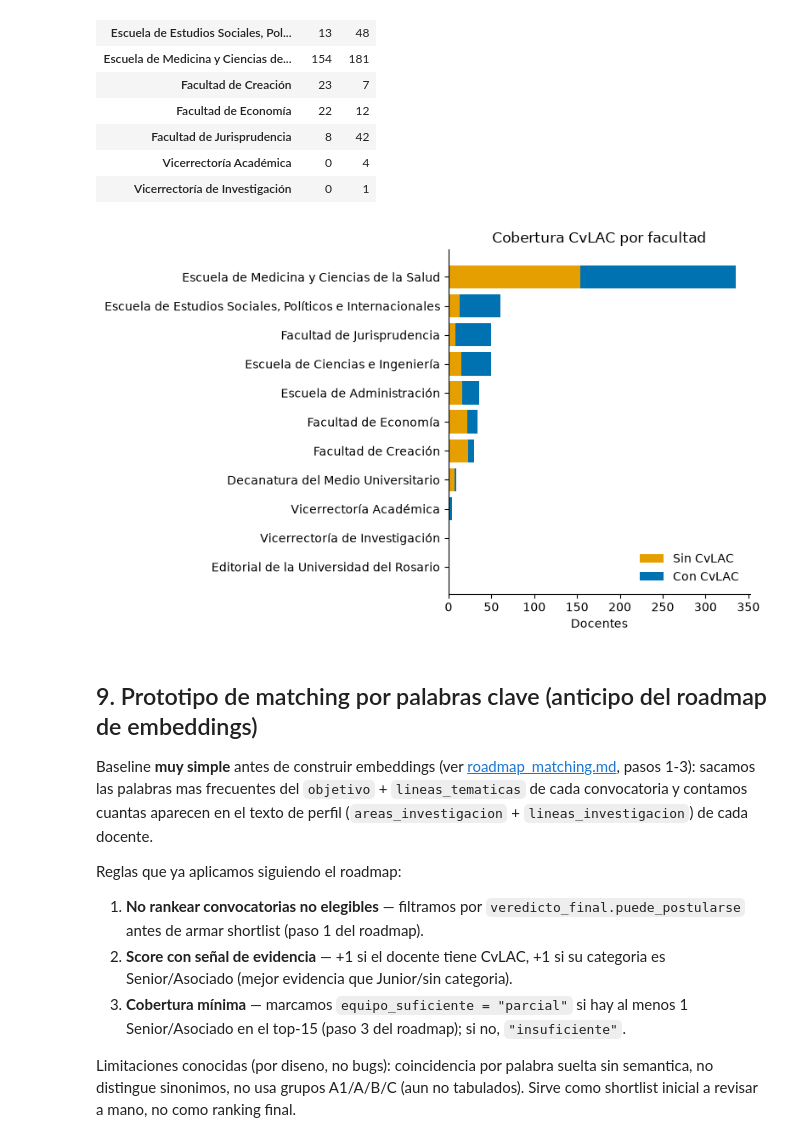
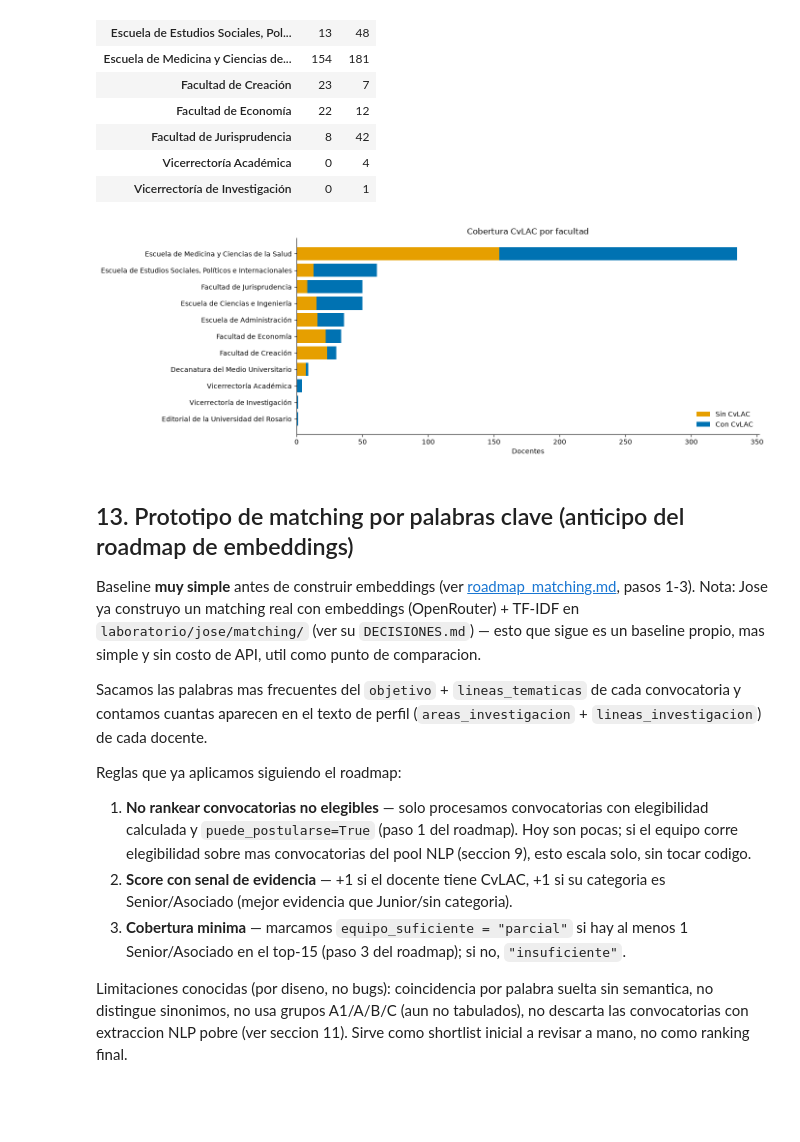
Before and after one commit to WhiterBy1/convocaur, a Jupyter notebook: laboratorio/andres/exploracion.ipynb, the cells around one changed output. Cells and saved outputs as stored; diff of their text form; code cells hidden in the pictures; blank space fills up the shorter version.

```diff
--- a/laboratorio/andres/exploracion.ipynb
+++ b/laboratorio/andres/exploracion.ipynb
@@ -192,8 +442,9 @@ Une lo tipado (`nlp_por_convocatoria`) con el veredicto de elegibilidad (`elegib
 # %%
 filas_comparativo = []
-for conv_id, info in nlp.items():
+for conv_id in elegibilidad:
+    info = nlp.get(conv_id, {})
     fin = info.get("financiacion") or {}
-    veredicto = elegibilidad.get(conv_id, {}).get("veredicto_final", {})
+    veredicto = elegibilidad[conv_id].get("veredicto_final", {})
     filas_comparativo.append({
         "convocatoria": conv_id,
         "alianza_obligatoria": info.get("alianza_obligatoria"),
@@ -208,6 +459,7 @@ for conv_id, info in nlp.items():
     })
 
 df_comparativo = pd.DataFrame(filas_comparativo).sort_values("convocatoria").reset_index(drop=True)
-guardar_salida(PERSONA, "comparativo_nlp_elegibilidad_piloto.csv", df_comparativo)
+guardar_salida(PERSONA, "comparativo_nlp_elegibilidad.csv", df_comparativo)
+print(f"{len(df_comparativo)} de {len(nlp)} convocatorias con NLP tienen elegibilidad calculada.")
 df_comparativo
 # %% [output]
@@ -217,0 +475,16 @@ df_comparativo
+# %%
+tipo_requisito_counter = Counter()
+severidad_counter = Counter()
+for info in nlp.values():
+    for r in info.get("requisitos") or []:
+        tipo_requisito_counter[r.get("tipo") or "sin_tipo"] += 1
+        severidad_counter[r.get("severidad") or "sin_dato"] += 1
+
+df_tipo_requisito = pd.DataFrame(tipo_requisito_counter.most_common(), columns=["tipo", "n_requisitos"])
+guardar_salida(PERSONA, "requisitos_por_tipo.csv", df_tipo_requisito)
+
+print("Requisitos por tipo (todas las convocatorias NLP):")
+print(df_tipo_requisito.to_string(index=False))
+print()
+print("Requisitos por severidad:")
+print(pd.Series(severidad_counter).sort_values(ascending=False))
@@ -297,29 +684,31 @@ Name: count, dtype: int64
 # %%
 tabla_ordenada = tabla_cobertura.loc[tabla_cobertura.sum(axis=1).sort_values().index]
 
-fig, ax = plt.subplots(figsize=(8, 5))
+fig, ax = plt.subplots(figsize=(14, 5))
 ax.barh(tabla_ordenada.index, tabla_ordenada[False], color="#E69F00", label="Sin CvLAC")
 ax.barh(tabla_ordenada.index, tabla_ordenada[True], left=tabla_ordenada[False], color="#0072B2", label="Con CvLAC")
 ax.set_xlabel("Docentes")
 ax.set_title("Cobertura CvLAC por facultad")
 ax.legend(frameon=False, loc="lower right")
 ax.spines[["top", "right"]].set_visible(False)
 fig.tight_layout()
 plt.show()
 # %% [output]
-[figure, old version]
+[figure, new version]
 # %% [markdown]
-## 9. Prototipo de matching por palabras clave (anticipo del roadmap de embeddings)
+## 13. Prototipo de matching por palabras clave (anticipo del roadmap de embeddings)
 
-Baseline **muy simple** antes de construir embeddings (ver [roadmap_matching.md](../../docs/roadmap_matching.md), pasos 1-3): sacamos las palabras mas frecuentes del `objetivo` + `lineas_tematicas` de cada convocatoria y contamos cuantas aparecen en el texto de perfil (`areas_investigacion` + `lineas_investigacion`) de cada docente.
+Baseline **muy simple** antes de construir embeddings (ver [roadmap_matching.md](../../docs/roadmap_matching.md), pasos 1-3). Nota: Jose ya construyo un matching real con embeddings (OpenRouter) + TF-IDF en `laboratorio/jose/matching/` (ver su `DECISIONES.md`) — esto que sigue es un baseline propio, mas simple y sin costo de API, util como punto de comparacion.
+
+Sacamos las palabras mas frecuentes del `objetivo` + `lineas_tematicas` de cada convocatoria y contamos cuantas aparecen en el texto de perfil (`areas_investigacion` + `lineas_investigacion`) de cada docente.
 
 Reglas que ya aplicamos siguiendo el roadmap:
 
-1. **No rankear convocatorias no elegibles** — filtramos por `veredicto_final.puede_postularse` antes de armar shortlist (paso 1 del roadmap).
-2. **Score con señal de evidencia** — +1 si el docente tiene CvLAC, +1 si su categoria es Senior/Asociado (mejor evidencia que Junior/sin categoria).
-3. **Cobertura mínima** — marcamos `equipo_suficiente = "parcial"` si hay al menos 1 Senior/Asociado en el top-15 (paso 3 del roadmap); si no, `"insuficiente"`.
+1. **No rankear convocatorias no elegibles** — solo procesamos convocatorias con elegibilidad calculada y `puede_postularse=True` (paso 1 del roadmap). Hoy son pocas; si el equipo corre elegibilidad sobre mas convocatorias del pool NLP (seccion 9), esto escala solo, sin tocar codigo.
+2. **Score con senal de evidencia** — +1 si el docente tiene CvLAC, +1 si su categoria es Senior/Asociado (mejor evidencia que Junior/sin categoria).
+3. **Cobertura minima** — marcamos `equipo_suficiente = "parcial"` si hay al menos 1 Senior/Asociado en el top-15 (paso 3 del roadmap); si no, `"insuficiente"`.
 
-Limitaciones conocidas (por diseno, no bugs): coincidencia por palabra suelta sin semantica, no distingue sinonimos, no usa grupos A1/A/B/C (aun no tabulados). Sirve como shortlist inicial a revisar a mano, no como ranking final.
+Limitaciones conocidas (por diseno, no bugs): coincidencia por palabra suelta sin semantica, no distingue sinonimos, no usa grupos A1/A/B/C (aun no tabulados), no descarta las convocatorias con extraccion NLP pobre (ver seccion 11). Sirve como shortlist inicial a revisar a mano, no como ranking final.
 # %%
 CATEGORIAS_FUERTES = {"Investigador Senior", "Investigador Asociado"}
 
```
Also changed, not shown: parts of 31 cells of this notebook, 9 other files.
